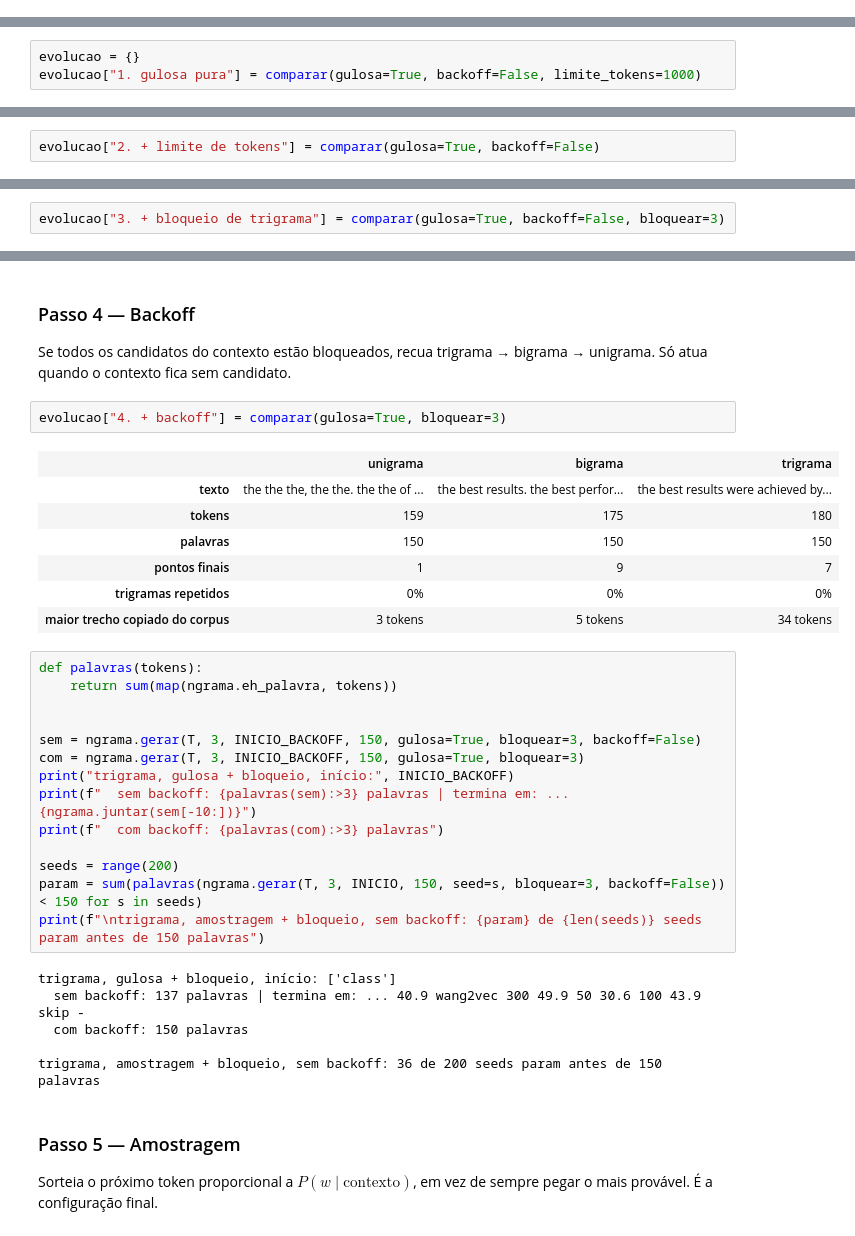
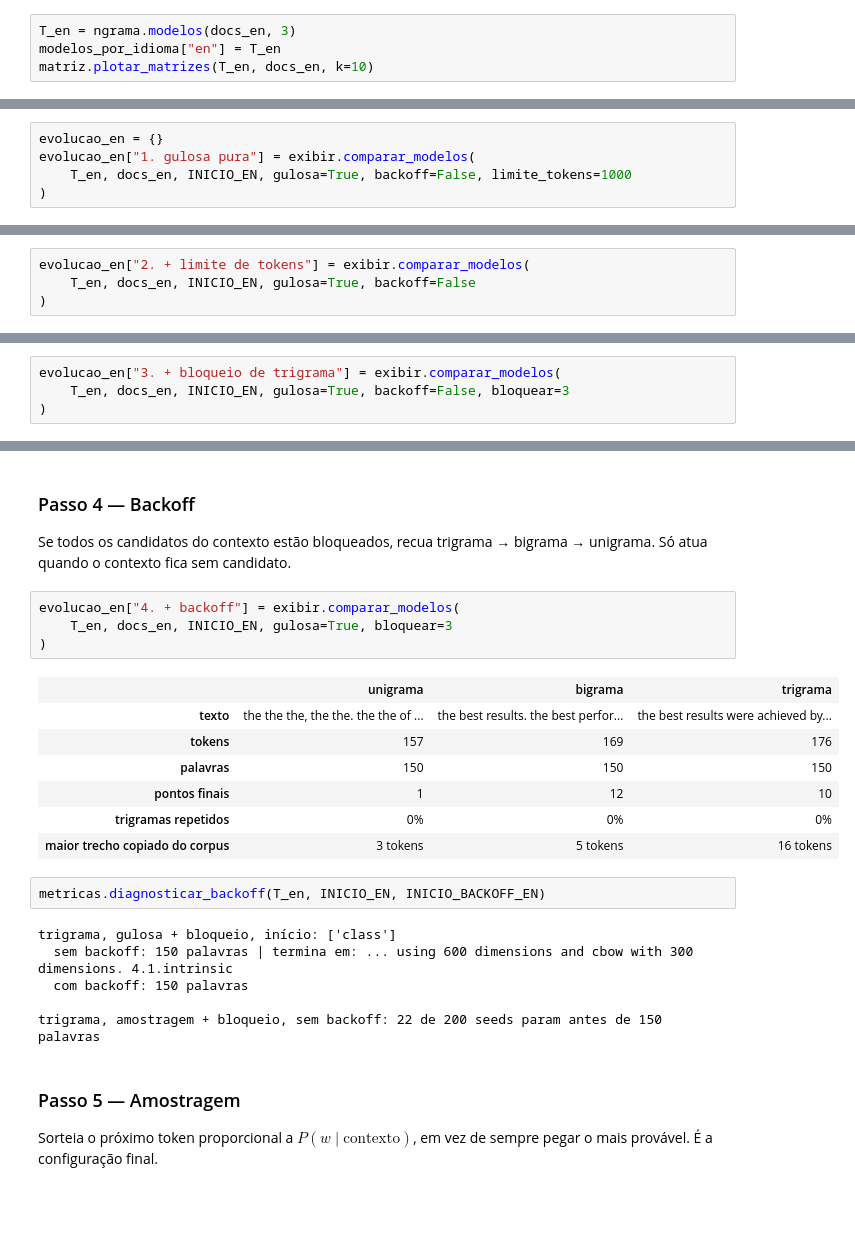
Before and after one commit to joaoleahy/topicos-banco-de-dados-ii, a Jupyter notebook: pratica-2-ngramas/notebook.ipynb, the cells around one changed output, grey strips where cells are left out. Drawn from its saved outputs; the diff is of its cells as text; blank space fills up the shorter version.

```diff
--- a/pratica-2-ngramas/notebook.ipynb
+++ b/pratica-2-ngramas/notebook.ipynb
@@ -321,0 +253,4 @@ trigrama        14,995        21,927        52,187,836,553    0.00004%
+# %%
+T_en = ngrama.modelos(docs_en, 3)
+modelos_por_idioma["en"] = T_en
+matriz.plotar_matrizes(T_en, docs_en, k=10)
@@ -357,8 +286,10 @@ textos_amostra = comparar()
 
 Sempre escolhe o token mais provável. `limite_tokens=1000` é só um teto para a célula terminar: o unigrama repetiria o token mais frequente indefinidamente, e pontuação não conta como palavra.
 # %%
-evolucao = {}
-evolucao["1. gulosa pura"] = comparar(gulosa=True, backoff=False, limite_tokens=1000)
+evolucao_en = {}
+evolucao_en["1. gulosa pura"] = exibir.comparar_modelos(
+    T_en, docs_en, INICIO_EN, gulosa=True, backoff=False, limite_tokens=1000
+)
 # %% [output]
 |  | unigrama | bigrama | trigrama |
 | texto | the the the the the the the the t... | the best results. the best result... | the best results were achieved by... |
@@ -372,7 +303,9 @@ evolucao["1. gulosa pura"] = comparar(gulosa=True, backoff=False, limite_tokens=
 
 Para em 3 × 150 = 450 tokens. Garante que a geração termina, mas não remove o loop.
 # %%
-evolucao["2. + limite de tokens"] = comparar(gulosa=True, backoff=False)
+evolucao_en["2. + limite de tokens"] = exibir.comparar_modelos(
+    T_en, docs_en, INICIO_EN, gulosa=True, backoff=False
+)
 # %% [output]
 |  | unigrama | bigrama | trigrama |
 | texto | the the the the the the the the t... | the best results. the best result... | the best results were achieved by... |
@@ -386,7 +319,9 @@ evolucao["2. + limite de tokens"] = comparar(gulosa=True, backoff=False)
 
 `ml/ngrama.py` → `gerar(..., bloquear=3)`: descarta o candidato que formaria um trigrama já gerado no texto.
 # %%
-evolucao["3. + bloqueio de trigrama"] = comparar(gulosa=True, backoff=False, bloquear=3)
+evolucao_en["3. + bloqueio de trigrama"] = exibir.comparar_modelos(
+    T_en, docs_en, INICIO_EN, gulosa=True, backoff=False, bloquear=3
+)
 # %% [output]
 |  | unigrama | bigrama | trigrama |
 | texto | the the the, the the. the the of ... | the best results. the best perfor... | the best results were achieved by... |
@@ -400,35 +335,25 @@ evolucao["3. + bloqueio de trigrama"] = comparar(gulosa=True, backoff=False, blo
 
 Se todos os candidatos do contexto estão bloqueados, recua trigrama → bigrama → unigrama. Só atua quando o contexto fica sem candidato.
 # %%
-evolucao["4. + backoff"] = comparar(gulosa=True, bloquear=3)
+evolucao_en["4. + backoff"] = exibir.comparar_modelos(
+    T_en, docs_en, INICIO_EN, gulosa=True, bloquear=3
+)
 # %% [output]
 |  | unigrama | bigrama | trigrama |
 | texto | the the the, the the. the the of ... | the best results. the best perfor... | the best results were achieved by... |
-| tokens | 159 | 175 | 180 |
+| tokens | 157 | 169 | 176 |
 | palavras | 150 | 150 | 150 |
-| pontos finais | 1 | 9 | 7 |
+| pontos finais | 1 | 12 | 10 |
 | trigramas repetidos | 0% | 0% | 0% |
-| maior trecho copiado do corpus | 3 tokens | 5 tokens | 34 tokens |
+| maior trecho copiado do corpus | 3 tokens | 5 tokens | 16 tokens |
-# %%
-def palavras(tokens):
-    return sum(map(ngrama.eh_palavra, tokens))
-
-
-sem = ngrama.gerar(T, 3, INICIO_BACKOFF, 150, gulosa=True, bloquear=3, backoff=False)
-com = ngrama.gerar(T, 3, INICIO_BACKOFF, 150, gulosa=True, bloquear=3)
-print("trigrama, gulosa + bloqueio, início:", INICIO_BACKOFF)
-print(f"  sem backoff: {palavras(sem):>3} palavras | termina em: ... {ngrama.juntar(sem[-10:])}")
-print(f"  com backoff: {palavras(com):>3} palavras")
-
-seeds = range(200)
-param = sum(palavras(ngrama.gerar(T, 3, INICIO, 150, seed=s, bloquear=3, backoff=False)) < 150 for s in seeds)
-print(f"\ntrigrama, amostragem + bloqueio, sem backoff: {param} de {len(seeds)} seeds param antes de 150 palavras")
-# %% [output]
-trigrama, gulosa + bloqueio, início: ['class']
-  sem backoff: 137 palavras | termina em: ... 40.9 wang2vec 300 49.9 50 30.6 100 43.9 skip -
-  com backoff: 150 palavras
-
-trigrama, amostragem + bloqueio, sem backoff: 36 de 200 seeds param antes de 150 palavras
+# %%
+metricas.diagnosticar_backoff(T_en, INICIO_EN, INICIO_BACKOFF_EN)
+# %% [output]
+trigrama, gulosa + bloqueio, início: ['class']
+  sem backoff: 150 palavras | termina em: ... using 600 dimensions and cbow with 300 dimensions. 4.1.intrinsic
+  com backoff: 150 palavras
+
+trigrama, amostragem + bloqueio, sem backoff: 22 de 200 seeds param antes de 150 palavras
 # %% [markdown]
 ### Passo 5 — Amostragem
 
```
Also changed, not shown: parts of 37 cells of this notebook, 6 other files.
